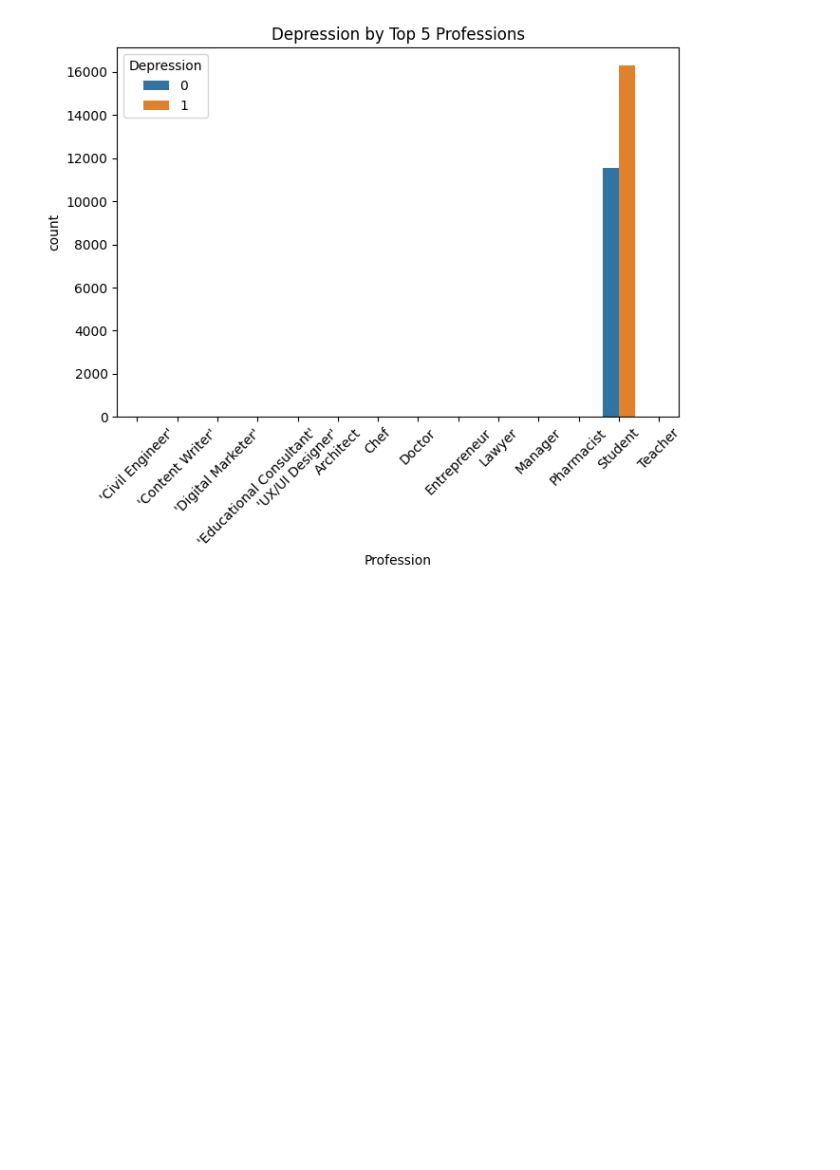
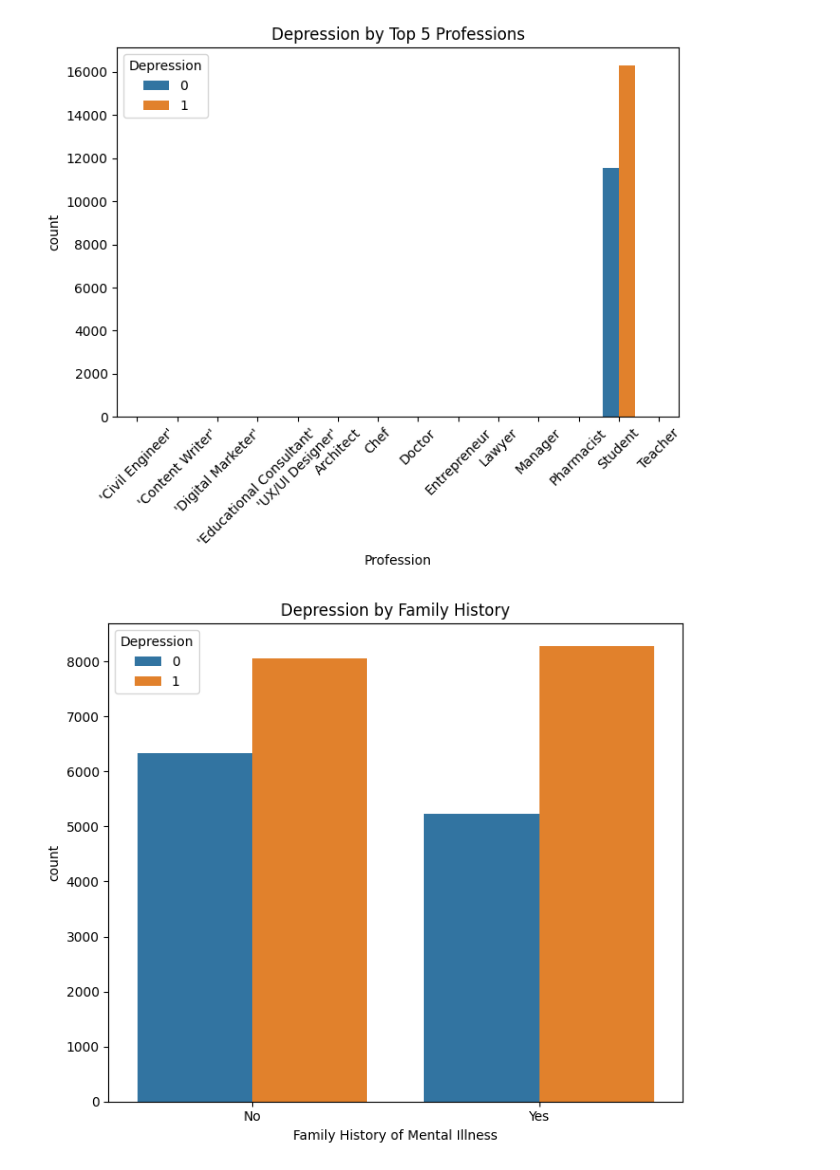
Before and after one commit to arshadziban/Data-Analysis-With-Python, a Jupyter notebook: StudentMind Insights/StudentMind_Insights.ipynb, the cells around one changed output. Cells and saved outputs as stored; diff of their text form; code cells hidden in the pictures; blank space fills up the shorter version.

```diff
--- a/StudentMind Insights/StudentMind_Insights.ipynb
+++ b/StudentMind Insights/StudentMind_Insights.ipynb
@@ -358,3 +358,12 @@ plt.tight_layout()
 plt.show()
 # %% [output]
 [figure]
+# %%
+# Depression by Family History
+fig, ax = plt.subplots(figsize=(7, 6))
+sns.countplot(data=df, x='Family History of Mental Illness', hue='Depression', ax=ax)
+ax.set_title('Depression by Family History')
+plt.tight_layout()
+plt.show()
+# %% [output]
+[figure, added]
```
